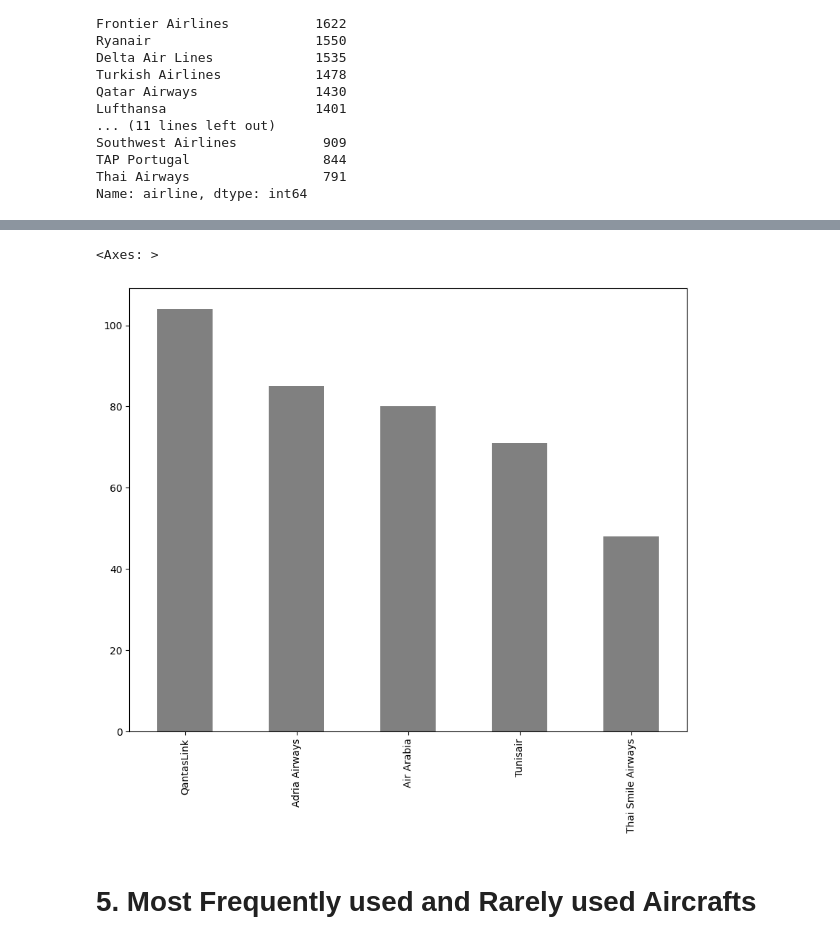
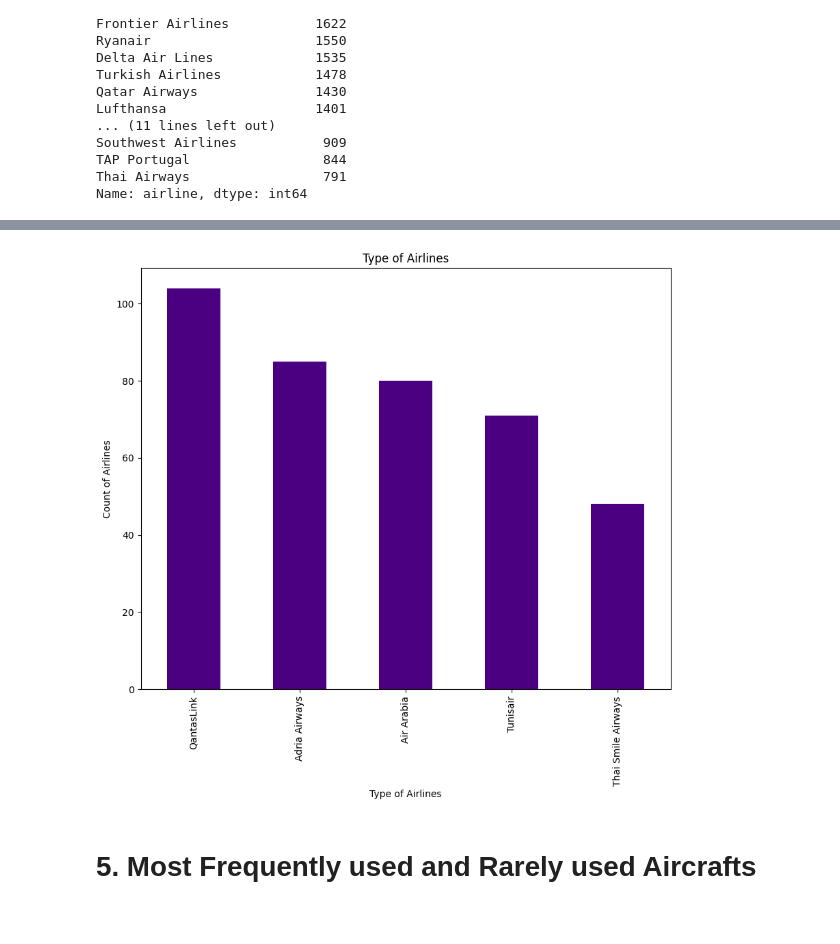
Before and after one commit to Tilak46-R/Airline-Referral-capstone-project-Classification, a Jupyter notebook: Airline_Referral_capstone_project_Classification.ipynb, the cells around one changed output, grey strips where cells are left out. Saved outputs shown, nothing was run; the diff lists cells and outputs as text; code cells hidden in the pictures.

```diff
--- a/Airline_Referral_capstone_project_Classification.ipynb
+++ b/Airline_Referral_capstone_project_Classification.ipynb
@@ -282,9 +288,12 @@ airline_data['airline'].value_counts()[0:5].plot(kind = 'bar',color = 'grey')
 # %%
 plt.figure(figsize = (10,8))
-airline_data['airline'].value_counts().tail(5).plot(kind = 'bar',color = 'grey')
+airline_data['airline'].value_counts().tail(5).plot(kind = 'bar',color = 'indigo')
+plt.title("Type of Airlines")
+plt.xlabel("Type of Airlines")
+plt.ylabel("Count of Airlines")
+plt.show()
 # %% [output]
-<Axes: >
-[figure, old version]
+[figure, new version]
 # %% [markdown]
 # **5. Most Frequently used and Rarely used Aircrafts**
 # %%
```
Also changed, not shown: parts of 11 cells of this notebook.
